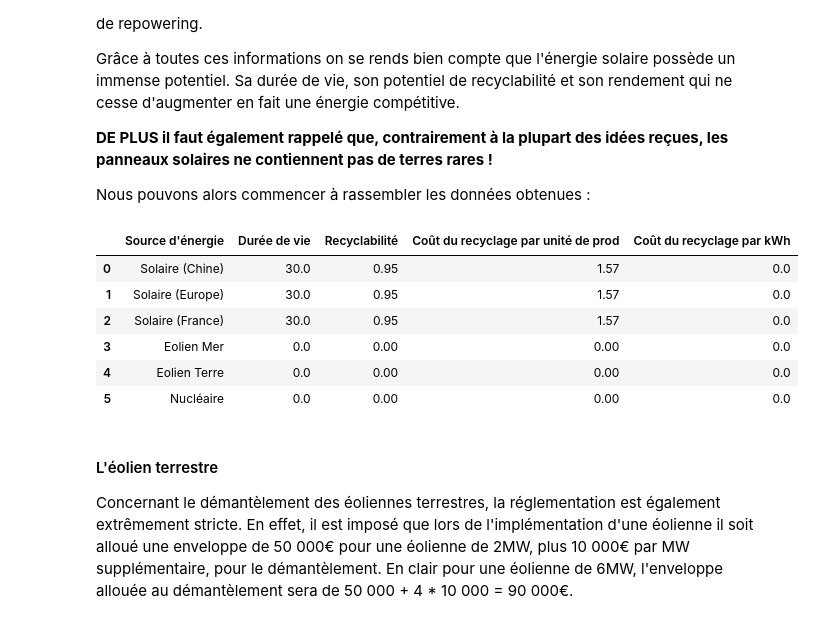
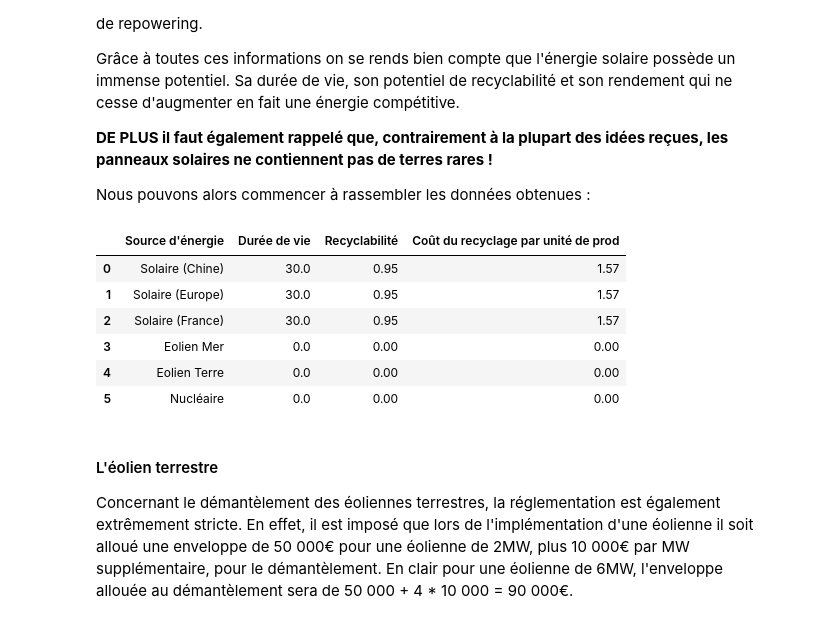
Before and after one commit to quentinhaenn/projet-co2, a Jupyter notebook: Code/projet-co2.ipynb, the cells around one changed output. Saved outputs shown, nothing was run; the diff lists cells and outputs as text; code cells hidden in the pictures.

```diff
--- a/Code/projet-co2.ipynb
+++ b/Code/projet-co2.ipynb
@@ -714,21 +714,20 @@ Nous pouvons alors commencer à rassembler les données obtenues :
 # %%
 data_end_life = pd.DataFrame({
     "Source d'énergie " : ["Solaire (Chine)", "Solaire (Europe)", "Solaire (France)","Eolien Mer","Eolien Terre","Nucléaire"],
     "Durée de vie" : [30,30,30,0.0,0.0,0.0],
     "Recyclabilité" : [0.95,0.95,0.95,0.0,0.0,0.0],
-    "Coût du recyclage par unité de prod" : [1.57,1.57,1.57,0.0,0.0,0.0],
-    "Coût du recyclage par kWh" : [0.0,0.0,0.0,0.0,0.0,0.0]
+    "Coût du recyclage par unité de prod" : [1.57,1.57,1.57,0.0,0.0,0.0]
 })
 
 data_end_life
 # %% [output]
-|  | Source d'énergie | Durée de vie | Recyclabilité | Coût du recyclage par unité de prod | Coût du recyclage par kWh |
-| 0 | Solaire (Chine) | 30.0 | 0.95 | 1.57 | 0.0 |
-| 1 | Solaire (Europe) | 30.0 | 0.95 | 1.57 | 0.0 |
-| 2 | Solaire (France) | 30.0 | 0.95 | 1.57 | 0.0 |
-| 3 | Eolien Mer | 0.0 | 0.00 | 0.00 | 0.0 |
-| 4 | Eolien Terre | 0.0 | 0.00 | 0.00 | 0.0 |
-| 5 | Nucléaire | 0.0 | 0.00 | 0.00 | 0.0 |
+|  | Source d'énergie | Durée de vie | Recyclabilité | Coût du recyclage par unité de prod |
+| 0 | Solaire (Chine) | 30.0 | 0.95 | 1.57 |
+| 1 | Solaire (Europe) | 30.0 | 0.95 | 1.57 |
+| 2 | Solaire (France) | 30.0 | 0.95 | 1.57 |
+| 3 | Eolien Mer | 0.0 | 0.00 | 0.00 |
+| 4 | Eolien Terre | 0.0 | 0.00 | 0.00 |
+| 5 | Nucléaire | 0.0 | 0.00 | 0.00 |
 # %% [markdown]
 #### L'éolien terrestre
 
```
Also changed, not shown: parts of 9 cells of this notebook, 1 other file.
